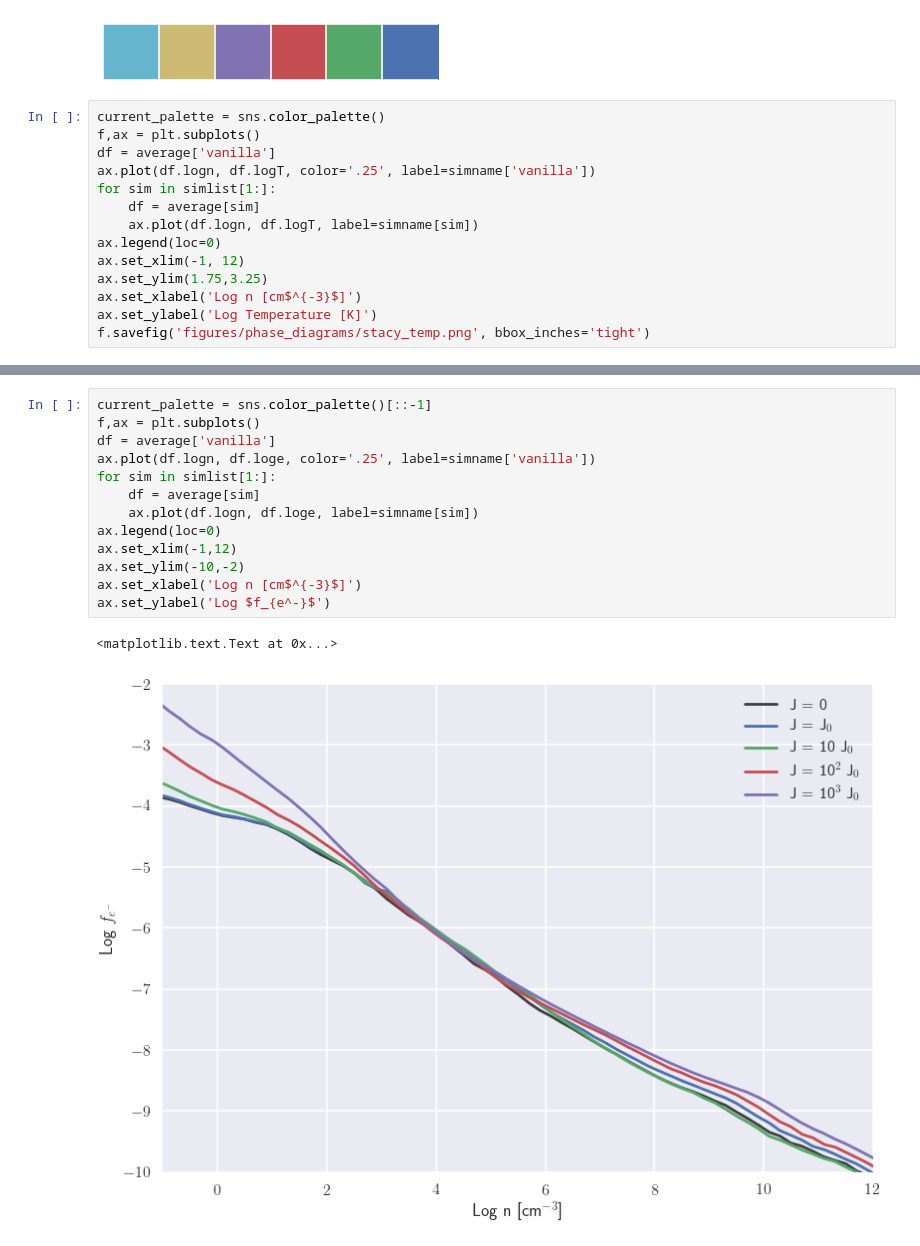
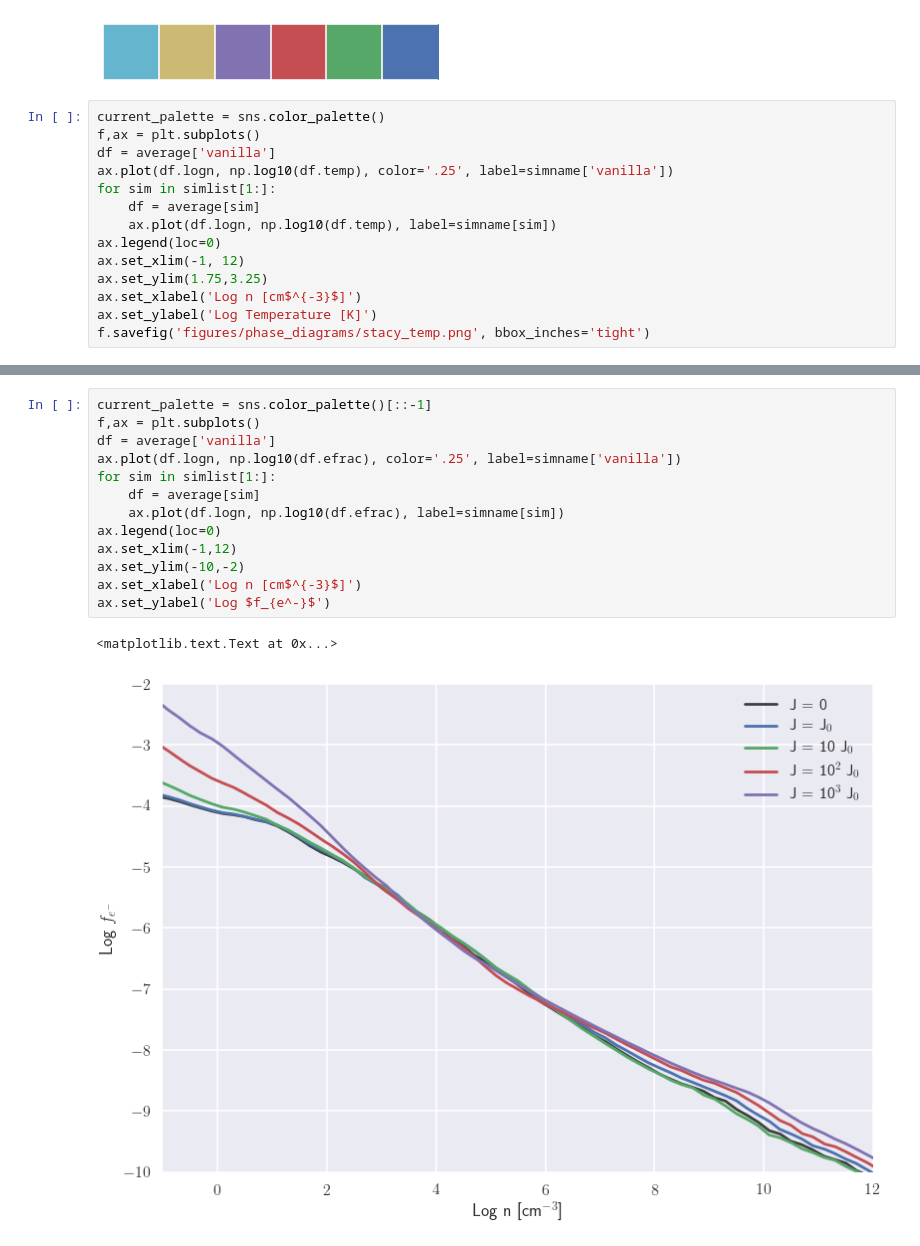
Before and after one commit to hummel/xray_notebooks, a Jupyter notebook: Phase Graphs.ipynb, the cells around one changed output, grey strips where cells are left out. Drawn from its saved outputs; the diff is of its cells as text.

```diff
--- a/Phase Graphs.ipynb
+++ b/Phase Graphs.ipynb
@@ -90,10 +90,10 @@ sns.palplot(current_palette)
 current_palette = sns.color_palette()
 f,ax = plt.subplots()
 df = average['vanilla']
-ax.plot(df.logn, df.logT, color='.25', label=simname['vanilla'])
+ax.plot(df.logn, np.log10(df.temp), color='.25', label=simname['vanilla'])
 for sim in simlist[1:]:
     df = average[sim]
-    ax.plot(df.logn, df.logT, label=simname[sim])
+    ax.plot(df.logn, np.log10(df.temp), label=simname[sim])
 ax.legend(loc=0)
 ax.set_xlim(-1, 12)
 ax.set_ylim(1.75,3.25)
@@ -105,19 +105,19 @@ f.savefig('figures/phase_diagrams/stacy_temp.png', bbox_inches='tight')
 # %%
 current_palette = sns.color_palette()[::-1]
 f,ax = plt.subplots()
 df = average['vanilla']
-ax.plot(df.logn, df.loge, color='.25', label=simname['vanilla'])
+ax.plot(df.logn, np.log10(df.efrac), color='.25', label=simname['vanilla'])
 for sim in simlist[1:]:
     df = average[sim]
-    ax.plot(df.logn, df.loge, label=simname[sim])
+    ax.plot(df.logn, np.log10(df.efrac), label=simname[sim])
 ax.legend(loc=0)
 ax.set_xlim(-1,12)
 ax.set_ylim(-10,-2)
 ax.set_xlabel('Log n [cm$^{-3}$]')
 ax.set_ylabel('Log $f_{e^-}$')
 # %% [output]
 <matplotlib.text.Text at 0x...>
-[figure, old version]
+[figure, new version]
 # %%
 with sns.color_palette(n_colors=4):
     f,(ax0,ax1) = plt.subplots(2, sharex=True, figsize=(8,12))
```
Also changed, not shown: parts of 2 cells of this notebook.
